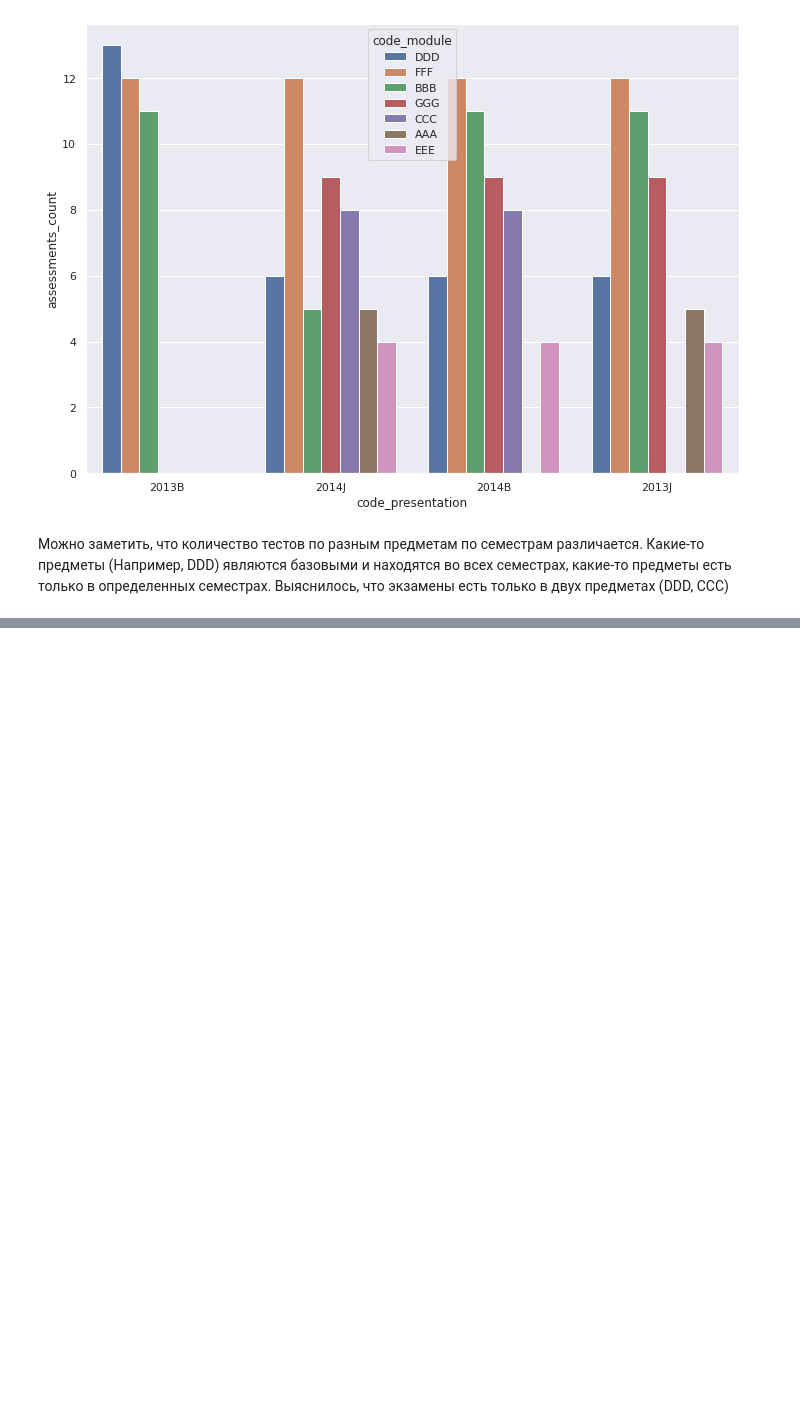
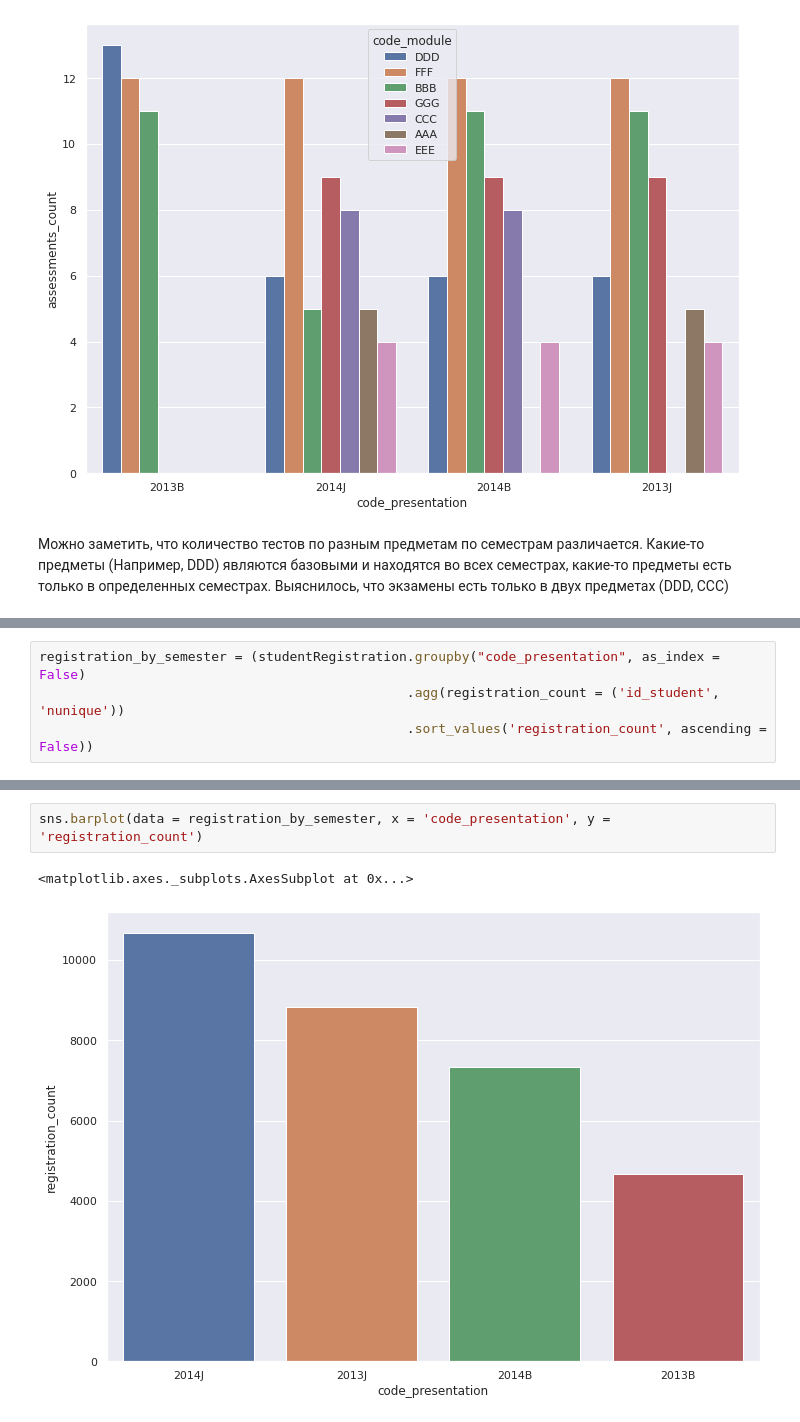
Before and after one commit to marchenko499/e-learning-analytics-, a Jupyter notebook: e-learning project.ipynb, the cells around one changed output, grey strips where cells are left out. Drawn from its saved outputs; the diff is of its cells as text; blank space fills up the shorter version.

```diff
--- a/e-learning project.ipynb
+++ b/e-learning project.ipynb
@@ -85,0 +140,4 @@ sns.barplot(data = assessments_count,x = 'code_presentation', y = 'assessments_c
+# %%
+registration_by_semester = (studentRegistration.groupby("code_presentation", as_index = False)
+                                               .agg(registration_count = ('id_student', 'nunique'))
+                                               .sort_values('registration_count', ascending = False))
@@ -85,0 +152,5 @@ sns.barplot(data = assessments_count,x = 'code_presentation', y = 'assessments_c
+# %%
+sns.barplot(data = registration_by_semester, x = 'code_presentation', y = 'registration_count')
+# %% [output]
+<matplotlib.axes._subplots.AxesSubplot at 0x...>
+[figure, added]
```
Also changed, not shown: parts of 13 cells of this notebook.
